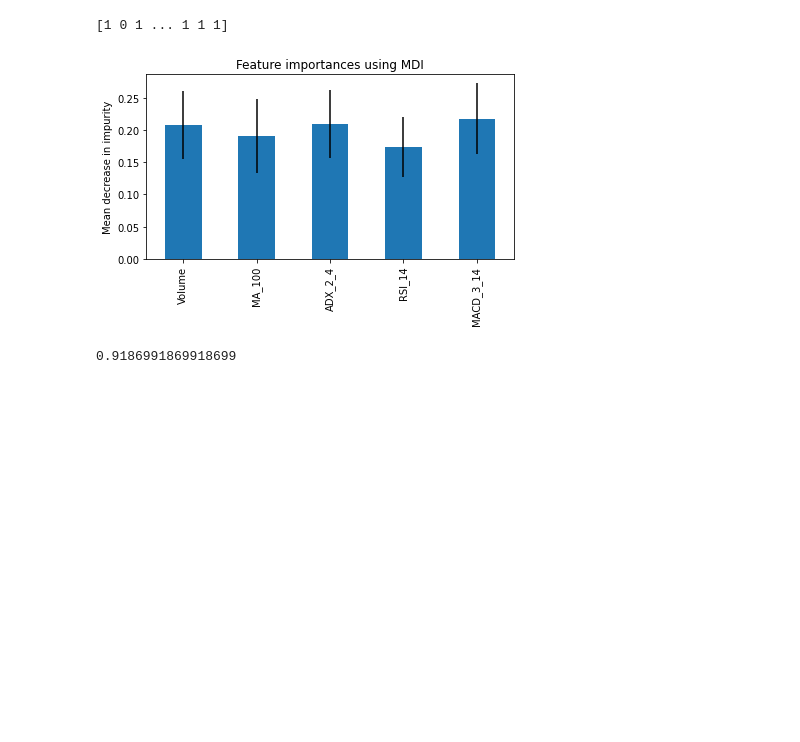
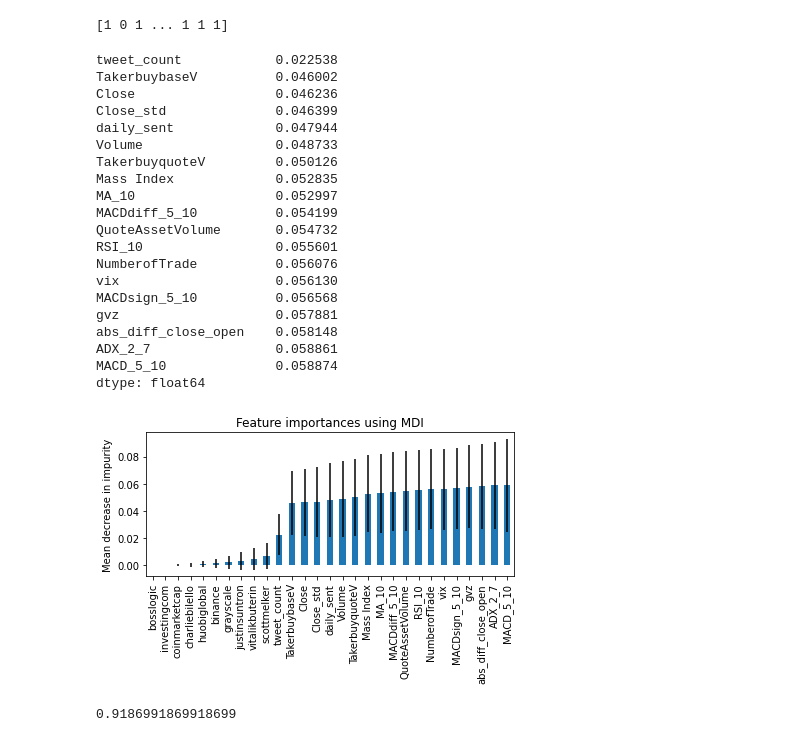
Before and after one commit to GuillaumePv/data-analysis-crypto, a Jupyter notebook: notebooks/debug_data.ipynb, the cells around one changed output. Cells and saved outputs as stored; diff of their text form; code cells hidden in the pictures; blank space fills up the shorter version.

Commit message:
test model + use yahoo finance data

```diff
--- a/notebooks/debug_data.ipynb
+++ b/notebooks/debug_data.ipynb
@@ -27,7 +27,8 @@ class Data:
             self.df = pd.read_csv(f'./data/processed/{self.crypto_name}_finaldb.csv').dropna()
         except FileNotFoundError:
             self.df = pd.read_csv(f'../data/processed/{self.crypto_name}_finaldb.csv').dropna()
-        self.df = self.df.iloc[:,1:]
+        #self.df = self.df.iloc[:,1:]
+        self.df['abs_diff_close_open'] = np.abs(self.df['Close'] - self.df['Open'])
         self.df['Close_std'] = (self.df['Close']-self.df['Close'].mean())/self.df['Close'].std()
         self.df['Close_ret_t'] = np.log(self.df[['Close']].values/self.df[['Close']].shift(1).values)
         self.df['Close_ret_t+1'] = np.log(self.df[['Close']].shift(-1).values/self.df[['Close']].values)
@@ -41,7 +42,7 @@ class Data:
 
         #print(y)
         self.X = []
-        xx = self.df[["Volume","MA_100"]]
+        xx = self.df[["Volume","tweet_count"]]
         for i in range(LAG+1,0-1,-1):
             if i > 0:
                 self.X.append(xx[LAG+1 - i:-i])
@@ -393,12 +413,24 @@ from sklearn.model_selection import train_test_split
 # %%
 data.df = data.df.dropna()
-X = data.df[["Volume","MA_100","ADX_2_4","RSI_14","MACD_3_14"]]
+features = data.df.iloc[:,3:-2].columns
+features = features.drop('date')
+print(features)
+X = data.df[features]
 y = np.where(data.df['Close_ret_t+1'].values > 0.05,0,1)
 feature_names = [column for column in X.columns]
 
-X_train, X_test, y_train, y_test = train_test_split(X, y, test_size=0.2)
+from sklearn.preprocessing import StandardScaler
+
+scaler = StandardScaler()
+X_scaled = scaler.fit_transform(X)
+
+pct_split = 0.7
+split = int(pct_split*len(X))
+X_train, X_test, y_train, y_test = X_scaled[:split],X_scaled[split:], y[:split], y[split:]
 randomForest = RandomForestClassifier().fit(X_train,y_train)
 
 pscore_train = metrics.accuracy_score(y_test, randomForest.predict(X_test))
 print(pscore_train)
+
+print(metrics.confusion_matrix(y_test, randomForest.predict(X_test)))
 # %% [output]
@@ -414,20 +456,42 @@ print(randomForest.predict(X))
 # %%
 #https://scikit-learn.org/stable/auto_examples/ensemble/plot_forest_importances.html#sphx-glr-auto-examples-ensemble-plot-forest-importances-py
 
+# good -> abs(close - open) good indicator
 importances = randomForest.feature_importances_
 std = np.std([
     tree.feature_importances_ for tree in randomForest.estimators_], axis=0)
 
 import pandas as pd
 forest_importances = pd.Series(importances, index=feature_names)
-
+forest_importances = forest_importances.sort_values()
 fig, ax = plt.subplots()
-forest_importances.plot.bar(yerr=std, ax=ax)
+forest_importances.plot.bar(yerr=np.sort(std), ax=ax)
 ax.set_title("Feature importances using MDI")
 ax.set_ylabel("Mean decrease in impurity")
 fig.tight_layout()
+print(forest_importances[10:])
 # %% [output]
+tweet_count            0.022538
+TakerbuybaseV          0.046002
+Close                  0.046236
+Close_std              0.046399
+daily_sent             0.047944
+Volume                 0.048733
+TakerbuyquoteV         0.050126
+Mass Index             0.052835
+MA_10                  0.052997
+MACDdiff_5_10          0.054199
+QuoteAssetVolume       0.054732
+RSI_10                 0.055601
+NumberofTrade          0.056076
+vix                    0.056130
+MACDsign_5_10          0.056568
+gvz                    0.057881
+abs_diff_close_open    0.058148
+ADX_2_7                0.058861
+MACD_5_10              0.058874
+dtype: float64
-[figure, old version]
+[figure, new version]
 # %%
 from sklearn.linear_model import LogisticRegression
 
```
Also changed, not shown: parts of 4 cells of this notebook, 6 other files.
